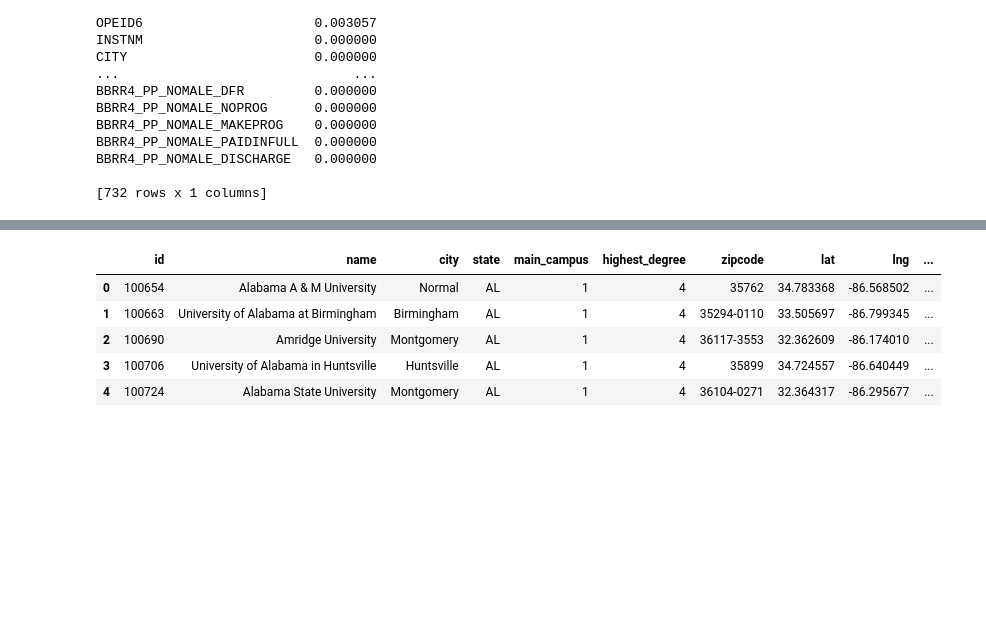
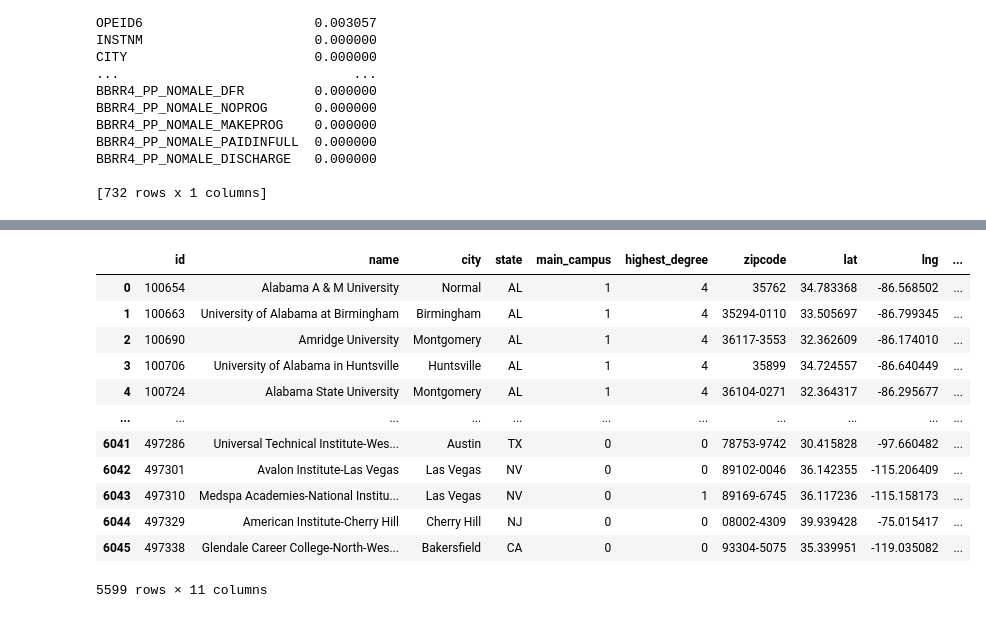
Before and after one commit to Wook22/Education_Institution_Data_Analysis, a Jupyter notebook: test_code.ipynb, the cells around one changed output, grey strips where cells are left out. Cells and saved outputs as stored; diff of their text form; code cells hidden in the pictures; blank space fills up the shorter version.

Commit message:
SCHTYPE added

```diff
--- a/test_code.ipynb
+++ b/test_code.ipynb
@@ -149,6 +149,7 @@ test_select_df = test_df[[
     "UG25ABV",
     "UGDS_MEN",
     "UGDS_WOMEN",
+    "SCHTYPE",
     "STUFACR",
     "IRPS_2MOR",
     "IRPS_AIAN",
@@ -256,6 +257,7 @@ column_dictionary = {
     "UG25ABV":"pecentage_of_over25",
     "UGDS_MEN":"enrollment_percentage_man",
     "UGDS_WOMEN":"enrollment_percentage_women",
+    "SCHTYPE": "public/private",
     "STUFACR":"faculity_ratio_student",
     "IRPS_2MOR":"faculity_ratio_mix",
     "IRPS_AIAN":"faculity_ratio_native",
@@ -294,26 +296,34 @@ test_rename
 # %%
 test_location = test_rename[[
     "id",
     "name",
     "city",
     "state",
     "main_campus",
     "highest_degree",
     "zipcode",
     "lat",
     "lng",
-    "student_count"
+    "student_count",
+    "public/private"
 ]]
 
 test_location_clean = test_location.dropna()
-test_location_clean.head()
+test_location_clean
 # %% [output]
 |  | id | name | city | state | main_campus | highest_degree | zipcode | lat | lng | ... |
 | 0 | 100654 | Alabama A & M University | Normal | AL | 1 | 4 | 35762 | 34.783368 | -86.568502 | ... |
 | 1 | 100663 | University of Alabama at Birmingham | Birmingham | AL | 1 | 4 | 35294-0110 | 33.505697 | -86.799345 | ... |
 | 2 | 100690 | Amridge University | Montgomery | AL | 1 | 4 | 36117-3553 | 32.362609 | -86.174010 | ... |
 | 3 | 100706 | University of Alabama in Huntsville | Huntsville | AL | 1 | 4 | 35899 | 34.724557 | -86.640449 | ... |
 | 4 | 100724 | Alabama State University | Montgomery | AL | 1 | 4 | 36104-0271 | 32.364317 | -86.295677 | ... |
+| ... | ... | ... | ... | ... | ... | ... | ... | ... | ... | ... |
+| 6041 | 497286 | Universal Technical Institute-Wes... | Austin | TX | 0 | 0 | 78753-9742 | 30.415828 | -97.660482 | ... |
+| 6042 | 497301 | Avalon Institute-Las Vegas | Las Vegas | NV | 0 | 0 | 89102-0046 | 36.142355 | -115.206409 | ... |
+| 6043 | 497310 | Medspa Academies-National Institu... | Las Vegas | NV | 0 | 1 | 89169-6745 | 36.117236 | -115.158173 | ... |
+| 6044 | 497329 | American Institute-Cherry Hill | Cherry Hill | NJ | 0 | 0 | 08002-4309 | 39.939428 | -75.015417 | ... |
+| 6045 | 497338 | Glendale Career College-North-Wes... | Bakersfield | CA | 0 | 0 | 93304-5075 | 35.339951 | -119.035082 | ... |
+5599 rows × 11 columns
 # %%
 test_type = test_rename[[
     "id",
```
Also changed, not shown: parts of 7 cells of this notebook.
